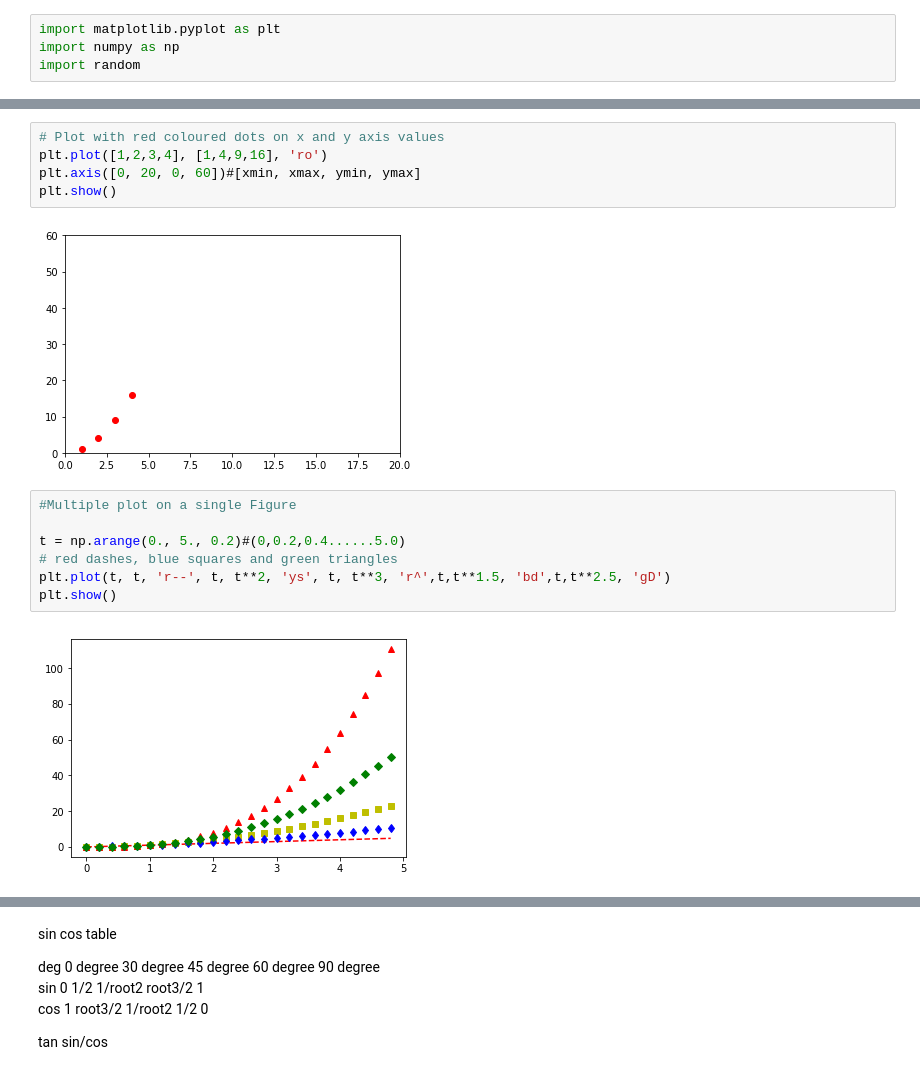
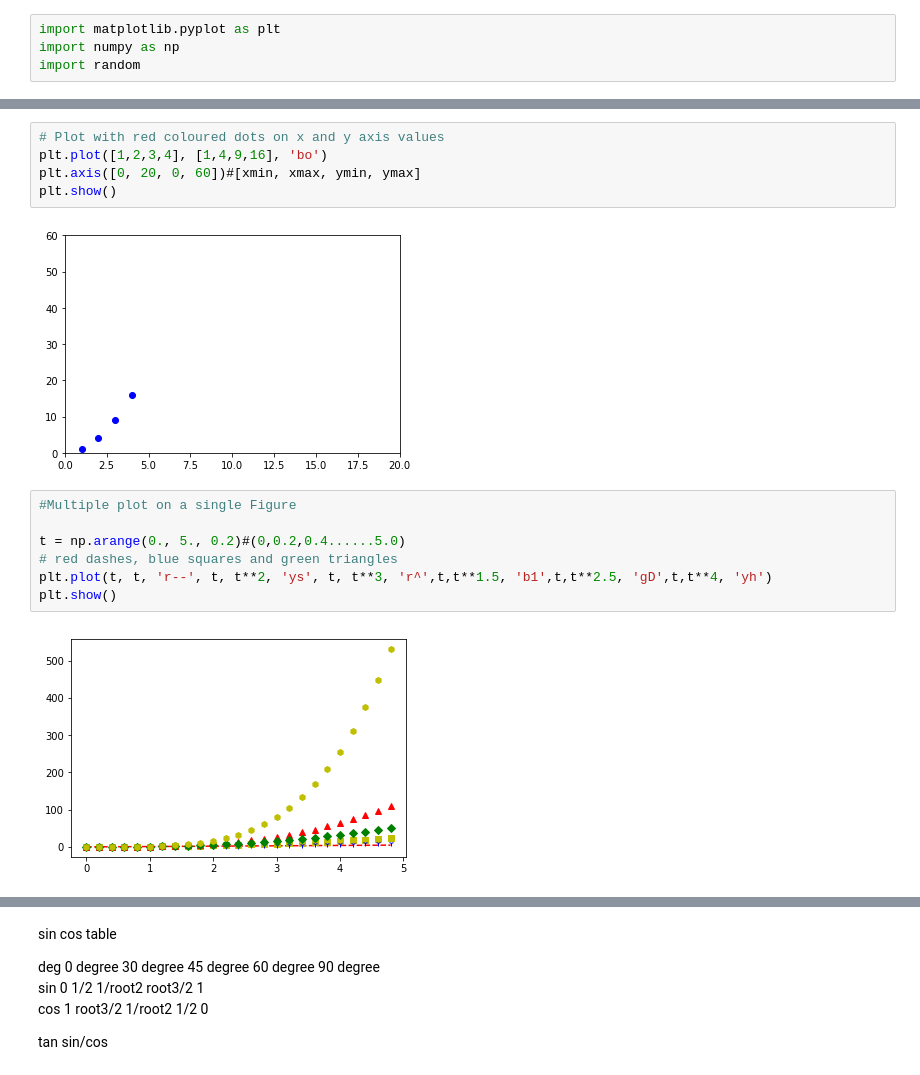
Before and after one commit to balajidileepkumar/Python_MachineLearning, a Jupyter notebook: Chapter-10-MatPlotLib.ipynb, the cells around one changed output, grey strips where cells are left out. Saved outputs shown, nothing was run; the diff lists cells and outputs as text.

```diff
--- a/Chapter-10-MatPlotLib.ipynb
+++ b/Chapter-10-MatPlotLib.ipynb
@@ -51,19 +55,19 @@ plt.show()
 # %%
 # Plot with red coloured dots on x and y axis values
-plt.plot([1,2,3,4], [1,4,9,16], 'ro')
+plt.plot([1,2,3,4], [1,4,9,16], 'bo')
 plt.axis([0, 20, 0, 60])#[xmin, xmax, ymin, ymax]
 plt.show()
 # %% [output]
-[figure, old version]
+[figure, new version]
 # %%
 #Multiple plot on a single Figure
 
 t = np.arange(0., 5., 0.2)#(0,0.2,0.4......5.0)
 # red dashes, blue squares and green triangles
-plt.plot(t, t, 'r--', t, t**2, 'ys', t, t**3, 'r^',t,t**1.5, 'bd',t,t**2.5, 'gD')
+plt.plot(t, t, 'r--', t, t**2, 'ys', t, t**3, 'r^',t,t**1.5, 'b1',t,t**2.5, 'gD',t,t**4, 'yh')
 plt.show()
 # %% [output]
-[figure, old version]
+[figure, new version]
 # %% [markdown]
 <tbody valign="top">
 <tr class="row-even"><td><code class="docutils literal notranslate"><span class="pre">"."</span></code></td>
```
Also changed, not shown: parts of 10 cells of this notebook, 6 other files.
